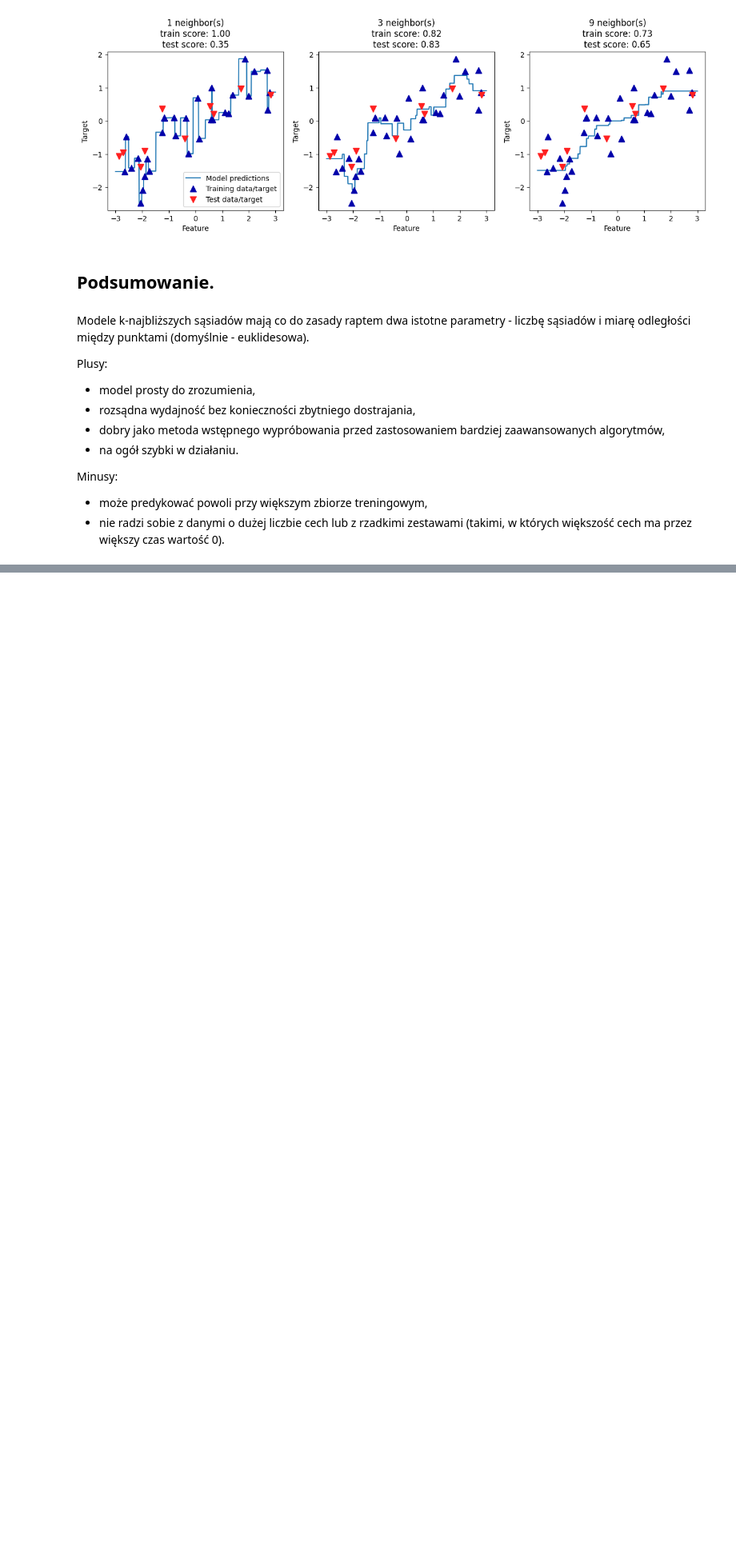
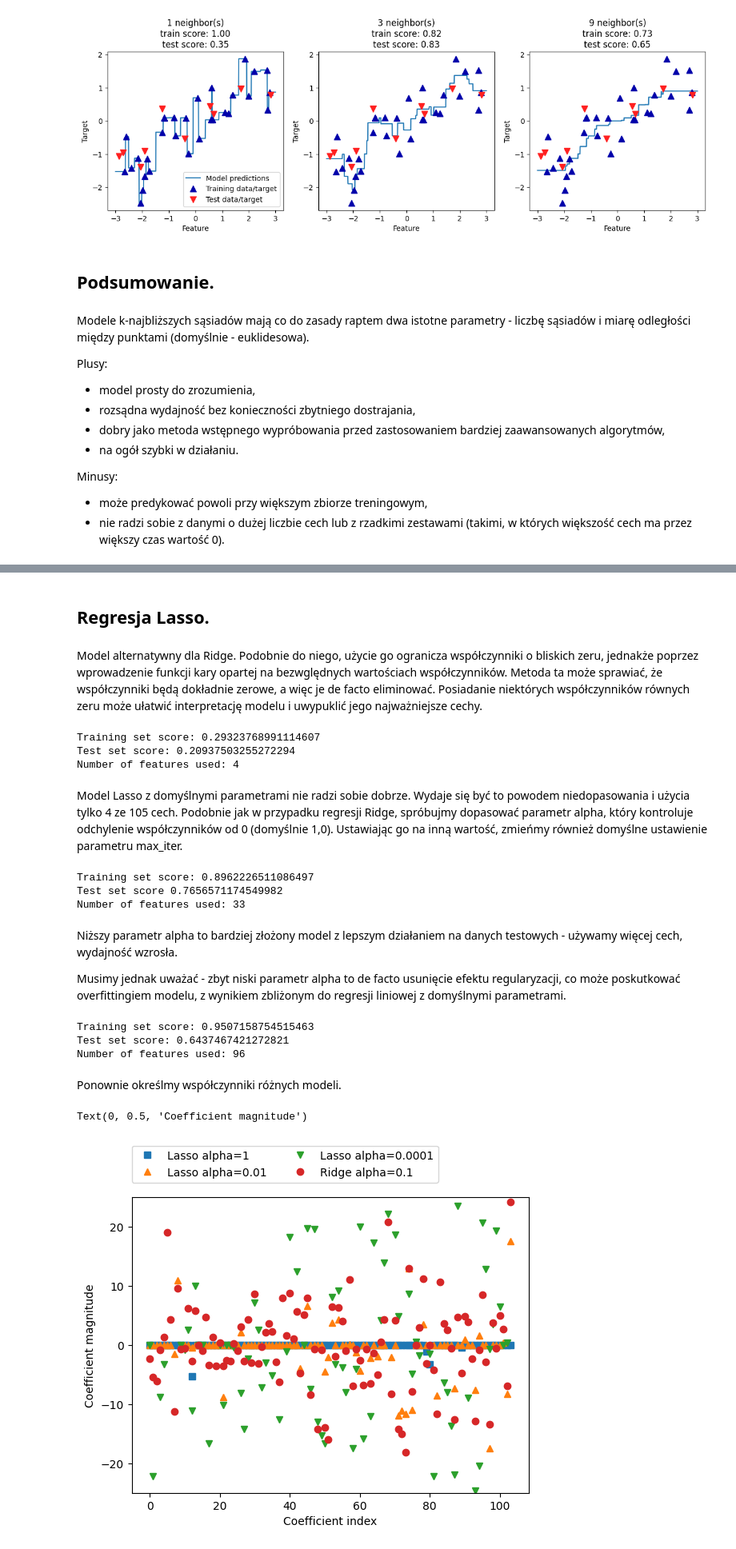
Before and after one commit to jakubtwalczak/Muller_Guido_Introduction_to_ML, a Jupyter notebook: Rozdział_2_uczenie_nadzorowane_cz_1.ipynb, the cells around one changed output, grey strips where cells are left out. Shown at 80% size. Saved outputs shown, nothing was run; the diff lists cells and outputs as text; code cells hidden in the pictures; blank space fills up the shorter version.

```diff
--- a/Rozdział_2_uczenie_nadzorowane_cz_1.ipynb
+++ b/Rozdział_2_uczenie_nadzorowane_cz_1.ipynb
@@ -339,0 +463,54 @@ Minusy:
+# %% [markdown]
+## Regresja Lasso.
+# %% [markdown]
+Model alternatywny dla Ridge. Podobnie do niego, użycie go ogranicza współczynniki o bliskich zeru, jednakże poprzez wprowadzenie funkcji kary opartej na bezwględnych wartościach współczynników. Metoda ta może sprawiać, że współczynniki będą dokładnie zerowe, a więc je de facto eliminować. Posiadanie niektórych współczynników równych zeru może ułatwić interpretację modelu i uwypuklić jego najważniejsze cechy.
+# %%
+from sklearn.linear_model import Lasso
+lasso = Lasso().fit(X_train, y_train)
+
+print(f"Training set score: {lasso.score(X_train, y_train)}")
+print(f"Test set score: {lasso.score(X_test, y_test)}")
+print(f"Number of features used: {np.sum(lasso.coef_ != 0)}")
+# %% [output]
+Training set score: 0.29323768991114607
+Test set score: 0.20937503255272294
+Number of features used: 4
+# %% [markdown]
+Model Lasso z domyślnymi parametrami nie radzi sobie dobrze. Wydaje się być to powodem niedopasowania i użycia tylko 4 ze 105 cech. Podobnie jak w przypadku regresji Ridge, spróbujmy dopasować parametr alpha, który kontroluje odchylenie współczynników od 0 (domyślnie 1,0). Ustawiając go na inną wartość, zmieńmy również domyślne ustawienie parametru max_iter.
+# %%
+lasso001 = Lasso(alpha=0.01, max_iter=100000).fit(X_train, y_train)
+print(f"Training set score: {lasso001.score(X_train, y_train)}")
+print(f"Test set score {lasso001.score(X_test, y_test)}")
+print(f"Number of features used: {np.sum(lasso001.coef_ != 0)}")
+# %% [output]
+Training set score: 0.8962226511086497
+Test set score 0.7656571174549982
+Number of features used: 33
+# %% [markdown]
+Niższy parametr alpha to bardziej złożony model z lepszym działaniem na danych testowych - używamy więcej cech, wydajność wzrosła.
+
+Musimy jednak uważać - zbyt niski parametr alpha to de facto usunięcie efektu regularyzacji, co może poskutkować overfittingiem modelu, z wynikiem zbliżonym do regresji liniowej z domyślnymi parametrami.
+# %%
+lasso00001 = Lasso(alpha=0.0001, max_iter=100000).fit(X_train, y_train)
+print(f"Training set score: {lasso00001.score(X_train, y_train)}")
+print(f"Test set score: {lasso00001.score(X_test, y_test)}")
+print(f"Number of features used: {np.sum(lasso00001.coef_ != 0)}")
+# %% [output]
+Training set score: 0.9507158754515463
+Test set score: 0.6437467421272821
+Number of features used: 96
+# %% [markdown]
+Ponownie określmy współczynniki różnych modeli.
+# %%
+plt.plot(lasso.coef_, 's', label="Lasso alpha=1")
+plt.plot(lasso001.coef_, '^', label="Lasso alpha=0.01")
+plt.plot(lasso00001.coef_, 'v', label="Lasso alpha=0.0001")
+
+plt.plot(ridge01.coef_, 'o', label="Ridge alpha=0.1")
+plt.legend(ncol=2, loc=(0, 1.05))
+plt.ylim(-25, 25)
+plt.xlabel("Coefficient index")
+plt.ylabel("Coefficient magnitude")
+# %% [output]
+Text(0, 0.5, 'Coefficient magnitude')
+[figure, added]
```
Also changed, not shown: parts of 37 cells of this notebook.
